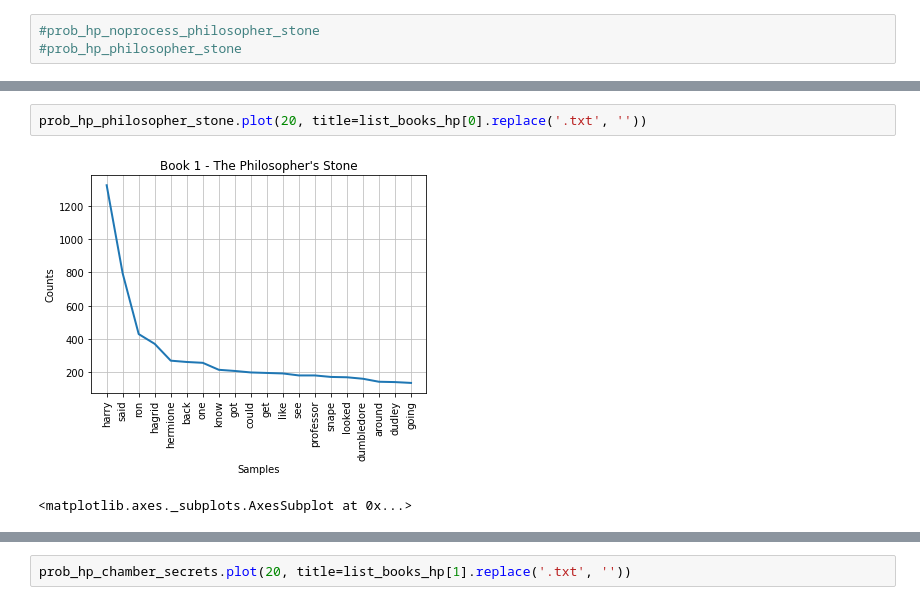
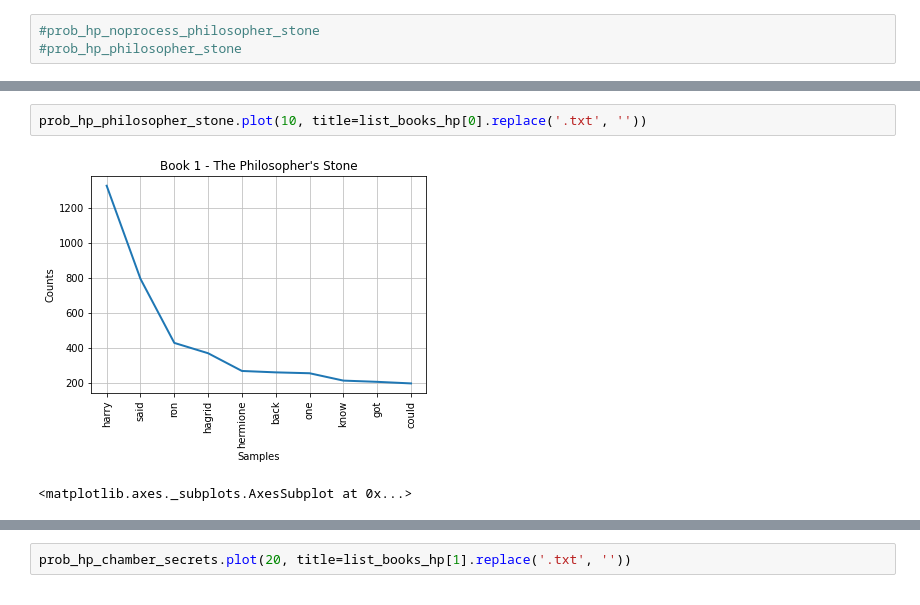
Before and after one commit to Wiryco/Natural-Language-Analysis-And-Processing, a Jupyter notebook: natural_language_analysis_and_processin.ipynb, the cells around one changed output, grey strips where cells are left out. Saved outputs shown, nothing was run; the diff lists cells and outputs as text.

```diff
--- a/natural_language_analysis_and_processin.ipynb
+++ b/natural_language_analysis_and_processin.ipynb
@@ -253,5 +280,5 @@ plt.show()
 # %%
-prob_hp_philosopher_stone.plot(20, title=list_books_hp[0].replace('.txt', ''))
+prob_hp_philosopher_stone.plot(10, title=list_books_hp[0].replace('.txt', ''))
 # %% [output]
-[figure, old version]
+[figure, new version]
 <matplotlib.axes._subplots.AxesSubplot at 0x...>
```
Also changed, not shown: parts of 6 cells of this notebook.
